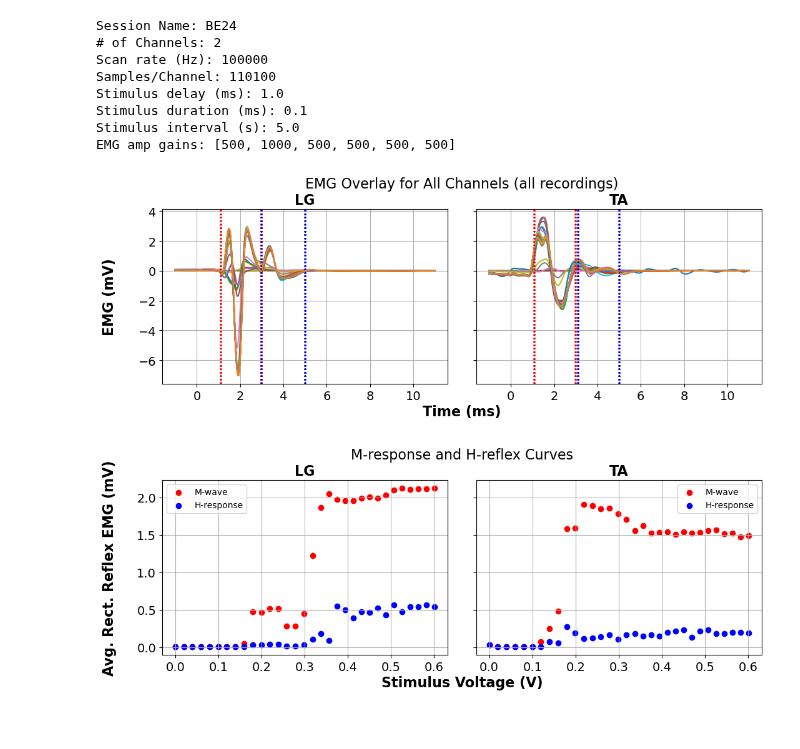
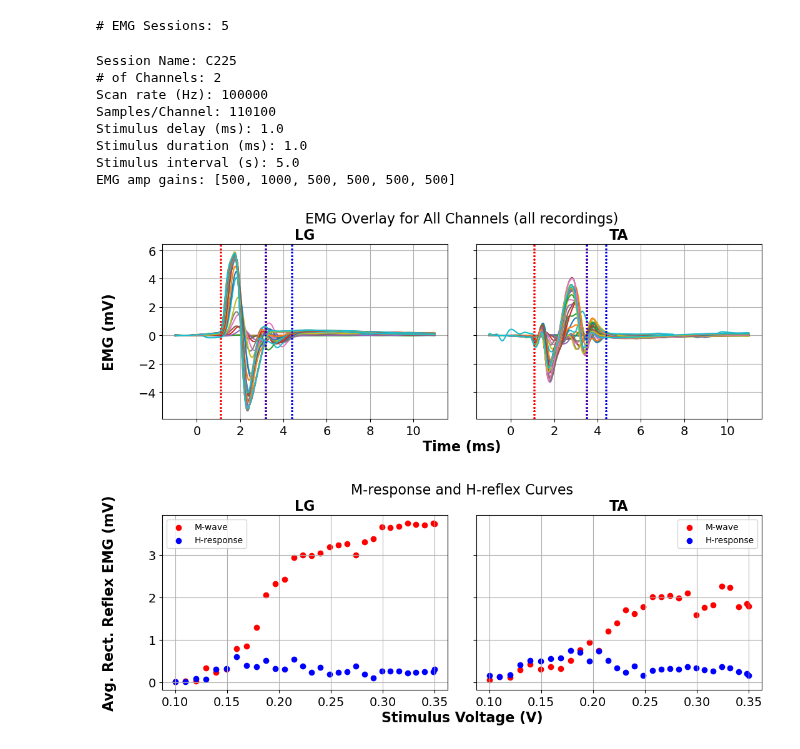
Before and after one commit to AEWorthy/MonStim-Analyzer, a Jupyter notebook: main.ipynb, the cells around one changed output. Saved outputs shown, nothing was run; the diff lists cells and outputs as text; code cells hidden in the pictures.

```diff
--- a/main.ipynb
+++ b/main.ipynb
@@ -26,20 +38,22 @@ dataset index 0: 240521 BEN2 post-dec2 estim
 # %%
 # Define dataset of interest for downstream analysis.
-dataset_idx = 0
-# dataset_oi = utils.dataset_oi(dataset_dict, datasets, dataset_idx)
-# dataset_oi.dataset_parameters()
+dataset_idx = 3
+dataset_oi = utils.dataset_oi(dataset_dict, datasets, dataset_idx)
+dataset_oi.dataset_parameters()
+# %% [output]
+# EMG Sessions: 5
 # %%
 # Define session of interest for downstream analysis.
-session_idx = 3
+session_idx = 4
 session_oi = utils.session_oi(dataset_dict, datasets, dataset_idx, session_idx)
 session_oi.session_parameters()
 # %% [output]
-Session Name: BE24
+Session Name: C225
 # of Channels: 2
 Scan rate (Hz): 100000
 Samples/Channel: 110100
 Stimulus delay (ms): 1.0
-Stimulus duration (ms): 0.1
+Stimulus duration (ms): 1.0
 Stimulus interval (s): 5.0
 EMG amp gains: [500, 1000, 500, 500, 500, 500]
 # %%
@@ -47,16 +61,16 @@ EMG amp gains: [500, 1000, 500, 500, 500, 500]
 # channel_names = ["LG", "TA"]
 channel_names = ["LG", "TA"]
 
-# session_oi.plot_emg_raw(channel_names=channel_names, m_flags=True, h_flags=True)
+# session_oi.plot_emg(channel_names=channel_names, m_flags=True, h_flags=True, data_type='raw')
 session_oi.plot_emg(channel_names=channel_names, m_flags=True, h_flags=True, data_type='filtered')
-# session_oi.plot_emg_rectified_raw(channel_names=channel_names, m_flags=True, h_flags=True)
-# session_oi.plot_emg_rectified(channel_names=channel_names, m_flags=True, h_flags=True)
+# session_oi.plot_emg(channel_names=channel_names, m_flags=True, h_flags=True, data_type='rectified')
+# session_oi.plot_emg(channel_names=channel_names, m_flags=True, h_flags=True, data_type='rectified_filtered')
 # %% [output]
-[figure, old version]
+[figure, new version]
 # %%
 # Inspect reflex curves and suspected H-reflex trials
 # session_oi.plot_emg_suspectedH(channel_names=channel_names, h_threshold=.7)
-session_oi.plot_reflex_curves(channel_names=channel_names, method='avg_rectified')
+session_oi.plot_reflex_curves(channel_names=channel_names, method='rms')
 # %% [output]
-[figure, old version]
+[figure, new version]
 # %%
```
Also changed, not shown: parts of 3 cells of this notebook, 2 other files.
